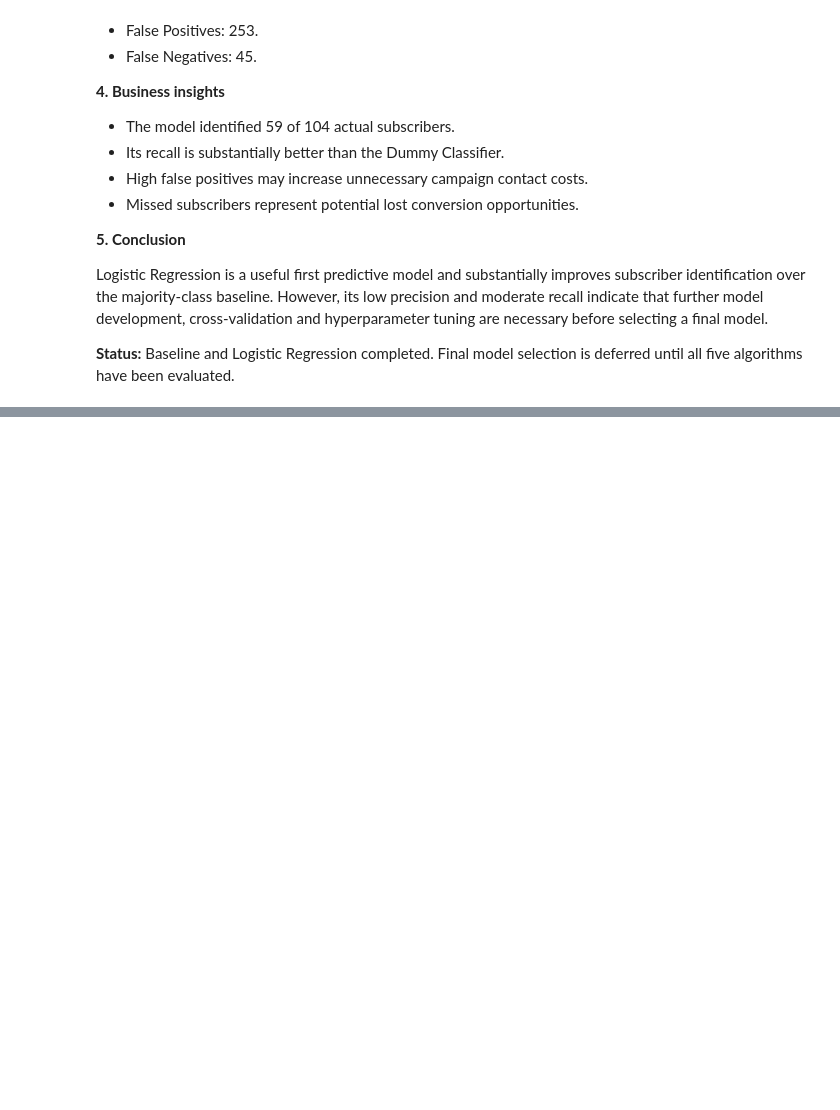
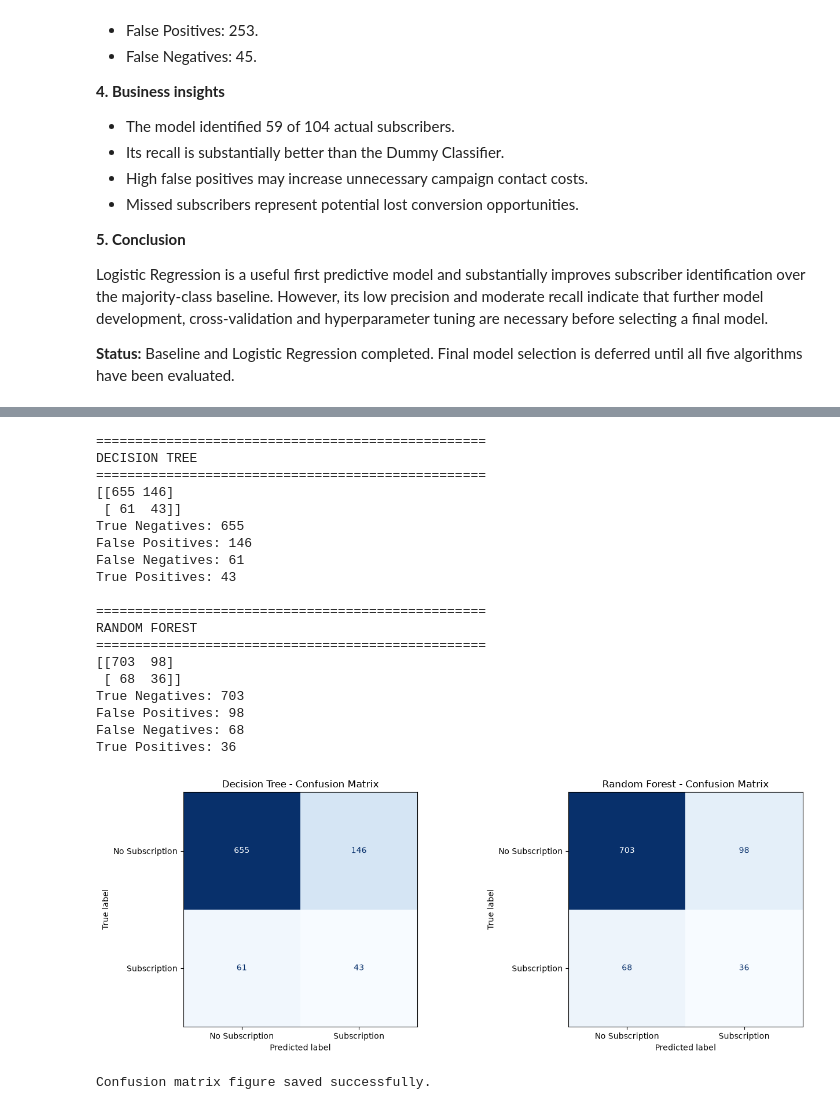
Before and after one commit to ajeetsherkar/Bank-Marketing-ML-PBL, a Jupyter notebook: notebooks/05_model_development.ipynb, the cells around one changed output, grey strips where cells are left out. Cells and saved outputs as stored; diff of their text form; code cells hidden in the pictures; blank space fills up the shorter version.

Commit message:
feat: add decision tree and random forest models

```diff
--- a/notebooks/05_model_development.ipynb
+++ b/notebooks/05_model_development.ipynb
@@ -739,0 +919,78 @@ Logistic Regression is a useful first predictive model and substantially improve
+# %%
+# ==========================================
+# SESSION 9 - CONFUSION MATRICES
+# ==========================================
+
+from sklearn.metrics import ConfusionMatrixDisplay
+
+models_to_visualize = {
+    "Decision Tree": decision_tree_predictions,
+    "Random Forest": random_forest_predictions
+}
+
+fig, axes = plt.subplots(1, 2, figsize=(14, 5))
+
+for ax, (model_name, predictions) in zip(
+    axes,
+    models_to_visualize.items()
+):
+
+    cm = confusion_matrix(y_val, predictions)
+
+    tn, fp, fn, tp = cm.ravel()
+
+    print("\n" + "=" * 50)
+    print(model_name.upper())
+    print("=" * 50)
+
+    print(cm)
+    print("True Negatives:", tn)
+    print("False Positives:", fp)
+    print("False Negatives:", fn)
+    print("True Positives:", tp)
+
+    ConfusionMatrixDisplay(
+        confusion_matrix=cm,
+        display_labels=["No Subscription", "Subscription"]
+    ).plot(
+        ax=ax,
+        cmap="Blues",
+        values_format="d",
+        colorbar=False
+    )
+
+    ax.set_title(f"{model_name} - Confusion Matrix")
+
+plt.tight_layout()
+
+plt.savefig(
+    IMAGE_DIR / "03_tree_models_confusion_matrices.png",
+    dpi=300,
+    bbox_inches="tight"
+)
+
+plt.show()
+
+print("\nConfusion matrix figure saved successfully.")
+# %% [output]
+==================================================
+DECISION TREE
+==================================================
+[[655 146]
+ [ 61  43]]
+True Negatives: 655
+False Positives: 146
+False Negatives: 61
+True Positives: 43
+
+==================================================
+RANDOM FOREST
+==================================================
+[[703  98]
+ [ 68  36]]
+True Negatives: 703
+False Positives: 98
+False Negatives: 68
+True Positives: 36
+[figure, added]
+Confusion matrix figure saved successfully.
```
Also changed, not shown: parts of 5 cells of this notebook, 3 other files.
